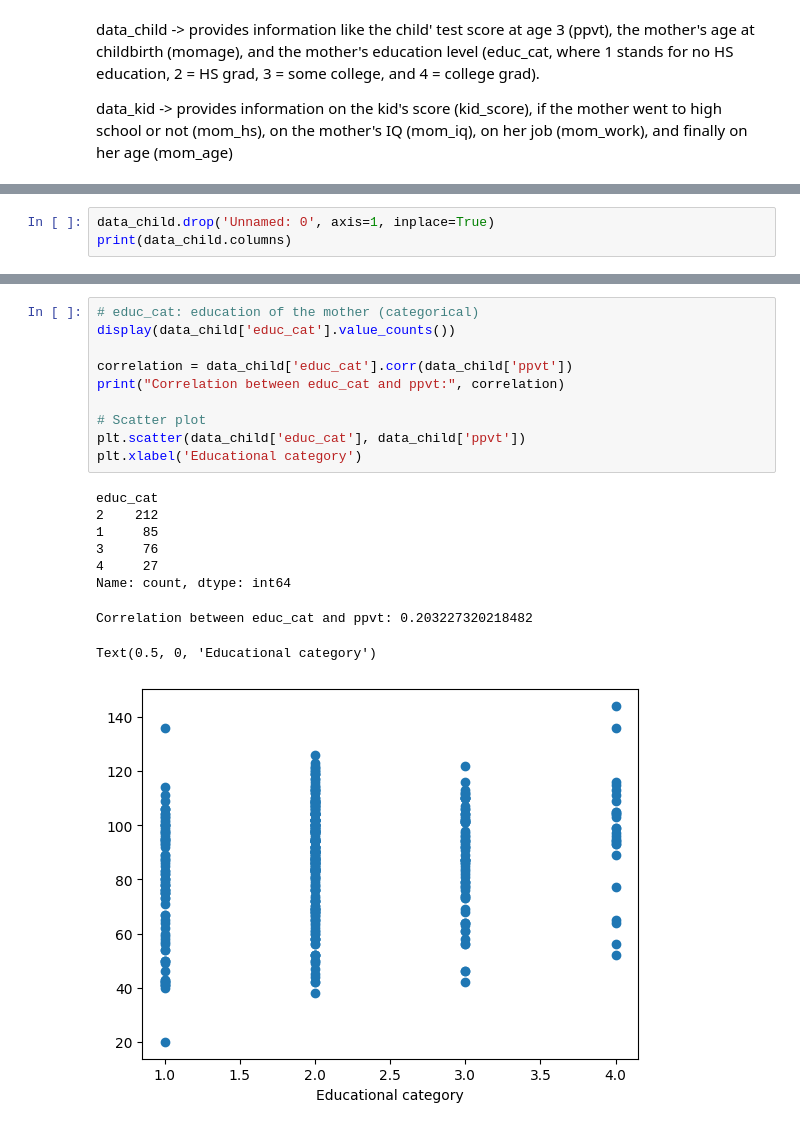
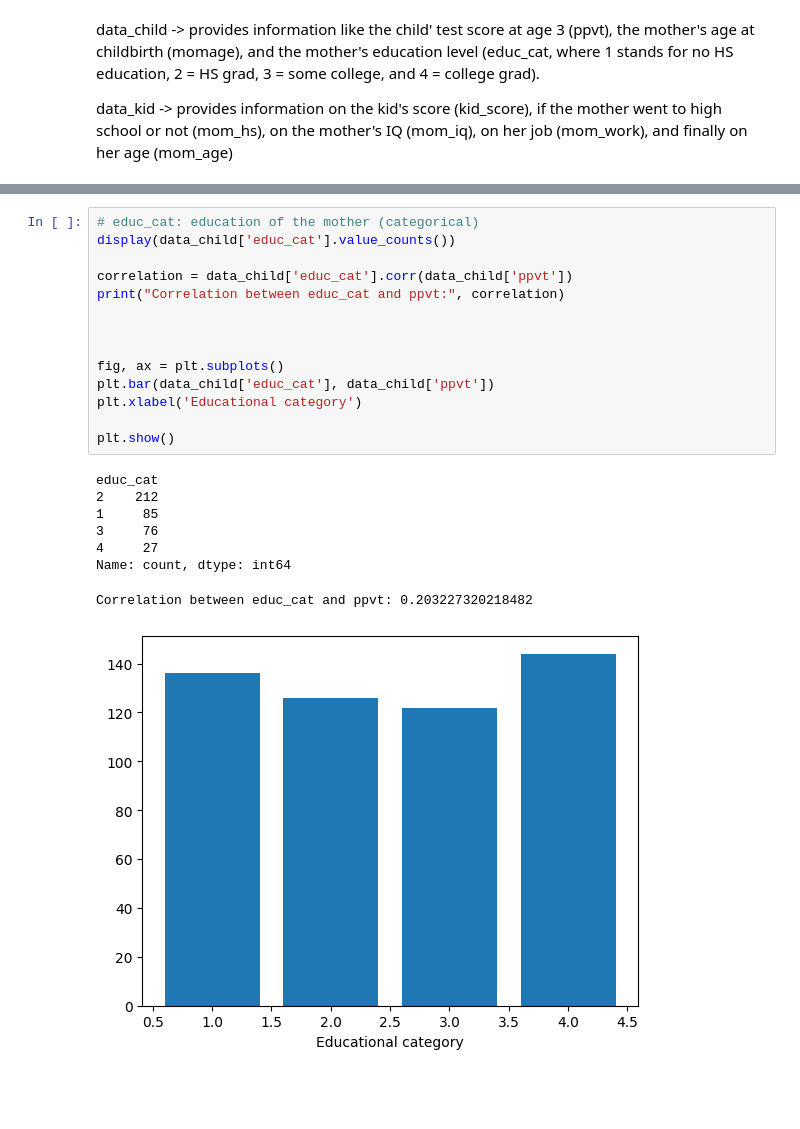
Before and after one commit to diegodvallejos/iq_prediction, a Jupyter notebook: development.ipynb, the cells around one changed output, grey strips where cells are left out. Saved outputs shown, nothing was run; the diff lists cells and outputs as text; blank space fills up the shorter version.

```diff
--- a/development.ipynb
+++ b/development.ipynb
@@ -81,3 +79,0 @@ data_child.describe()
-# %%
-data_child.drop('Unnamed: 0', axis=1, inplace=True)
-print(data_child.columns)
@@ -101,23 +128,26 @@ plt.show()
 # %%
 # educ_cat: education of the mother (categorical)
 display(data_child['educ_cat'].value_counts())
 
 correlation = data_child['educ_cat'].corr(data_child['ppvt'])
 print("Correlation between educ_cat and ppvt:", correlation)
 
-# Scatter plot
-plt.scatter(data_child['educ_cat'], data_child['ppvt'])
+
+
+fig, ax = plt.subplots()
+plt.bar(data_child['educ_cat'], data_child['ppvt'])
 plt.xlabel('Educational category')
+
+plt.show()
 # %% [output]
 educ_cat
 2    212
 1     85
 3     76
 4     27
 Name: count, dtype: int64
 Correlation between educ_cat and ppvt: 0.203227320218482
-Text(0.5, 0, 'Educational category')
-[figure, old version]
+[figure, new version]
 # %%
 fig, (ax1, ax2) = plt.subplots(nrows=1, ncols=2, figsize=(10, 5))
 
```
Also changed, not shown: parts of 32 cells of this notebook.
